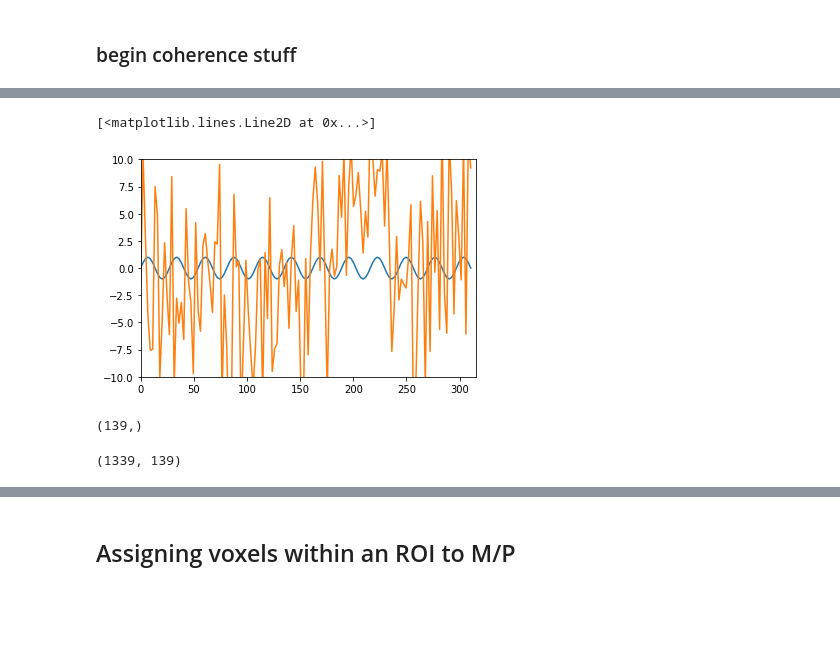
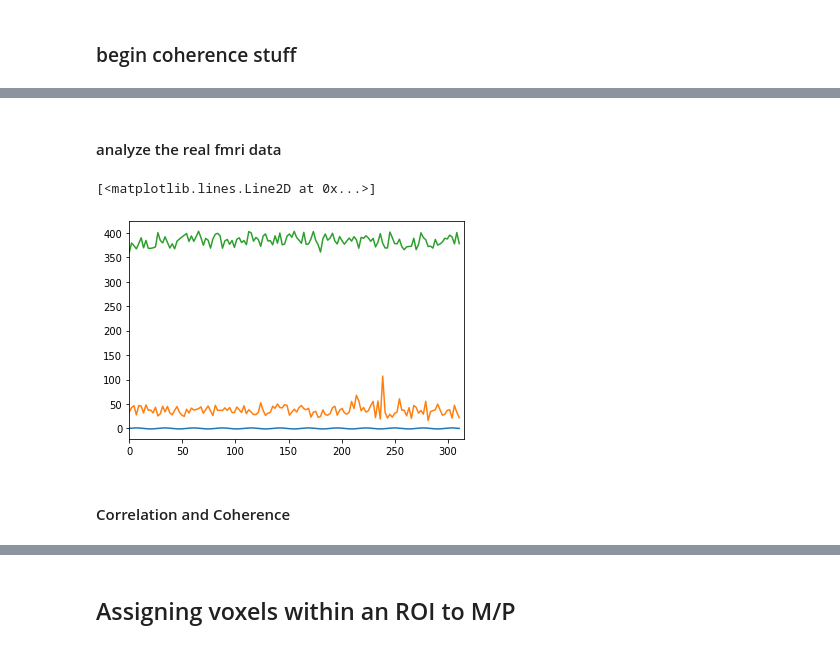
Before and after one commit to smerdis/streams, a Jupyter notebook: glm_code/Processing NB_20190205_HEMI.ipynb, the cells around one changed output, grey strips where cells are left out. Cells and saved outputs as stored; diff of their text form; code cells hidden in the pictures; blank space fills up the shorter version.

Commit message:
updates to get visualization of coherence and copes ready for 20190205_hemi

```diff
--- a/glm_code/Processing NB_20190205_HEMI.ipynb
+++ b/glm_code/Processing NB_20190205_HEMI.ipynb
@@ -314,13 +317,16 @@ import nitime.viz as ntv
 # %%
-cycle_duration = 27 # This was the 7T setting I accidentally ran for NB (should be 27s)
-freq = (1.0/cycle_duration) # of hemifield alternation, in hertz
+cycle_duration = 27 # (should be 27s)
+hemi_freq = (1.0/cycle_duration) # of hemifield alternation, in hertz
 n_trs_func = 139 # Length, in TRs, on a functional scan
 total_len = n_trs_func*TR # seconds
 
-print(freq)
+f_lb = 0.02
+f_ub = 0.15
+
+print(hemi_freq)
 
 t = np.arange(0.0, total_len, TR)
-hemifield_alternation_sinusoid = np.sin(freq*2*np.pi*t)
+hemifield_alternation_sinusoid = np.sin(hemi_freq*2*np.pi*t)
 print(t, hemifield_alternation_sinusoid.shape)
 
 fig, ax = plt.subplots(1)
@@ -347,5 +353,3 @@ ax.plot(t, hemifield_alternation_sinusoid)
 # %%
 hemi_ts = ts.TimeSeries(data=hemifield_alternation_sinusoid,
                          sampling_interval=TR)
-# %%
-bold_file = bolds[0]
@@ -359,0 +362,3 @@ bold_time_series.data.shape
+# %%
+masker = NiftiMasker(mask_img=mask_file, standardize=False, mask_strategy="epi")
+masked_bold_nm = masker.fit_transform(bold_file)
@@ -441,24 +409,17 @@ array([-24.340826  , -18.505066  , -16.23729   , -14.695204  ,
+# %% [markdown]
+#### analyze the real fmri data
+# %%
+masked_ts_flat = masked_bold_nm.T # want nvox, n_tp so transpose NiftiMasker result
 # %%
 fig, ax = plt.subplots(1)
 ax.set_xlim(0, 315)
-ax.set_ylim(-10, 10)
 ax.plot(t, hemifield_alternation_sinusoid)
-ax.plot(t, masked_ts_flat[31, :])
-#ax.plot(t, masked_ts_flat[32, :])
-#ax.plot(t, masked_ts_flat[33, :])
-#ax.plot(t, masked_ts_flat[34, :])
-#ax.plot(t, masked_ts_flat[35, :])
-#ax.plot(t, masked_ts_flat[36, :])
-#ax.plot(t, masked_ts_flat[37, :])
-#ax.plot(t, masked_ts_flat[38, :])
-#ax.plot(t, masked_ts_flat[39, :])
-#ax.plot(t, masked_ts_flat[40, :])
-
-
-
-#ax.plot(t, timepad2)
-#ax.plot(t, timepad3)
+ax.plot(t, masked_ts_flat[32, :])
+ax.plot(t, masked_ts_flat[11513, :])
+#ax.plot(t, masked_ts_flat[546434, :])
 # %% [output]
 [<matplotlib.lines.Line2D at 0x...>]
-[figure, old version]
+[figure, new version]
+# %% [markdown]
+#### Correlation and Coherence
 # %%
@@ -467,8 +426,0 @@ test_hemi_stim = np.vstack((hemifield_alternation_sinusoid,
-# %%
-hemifield_alternation_sinusoid.shape
-# %% [output]
-(139,)
-# %%
-masked_ts_flat.shape
-# %% [output]
-(1339, 139)
```
Also changed, not shown: parts of 98 cells of this notebook, 2 other files.
